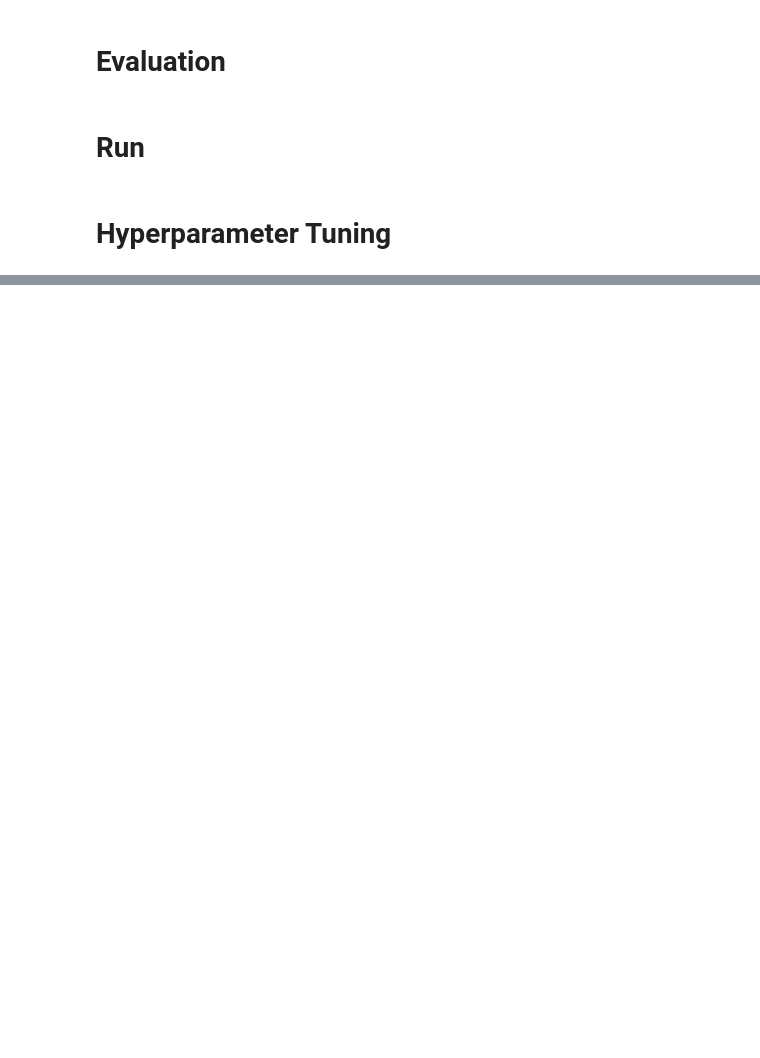
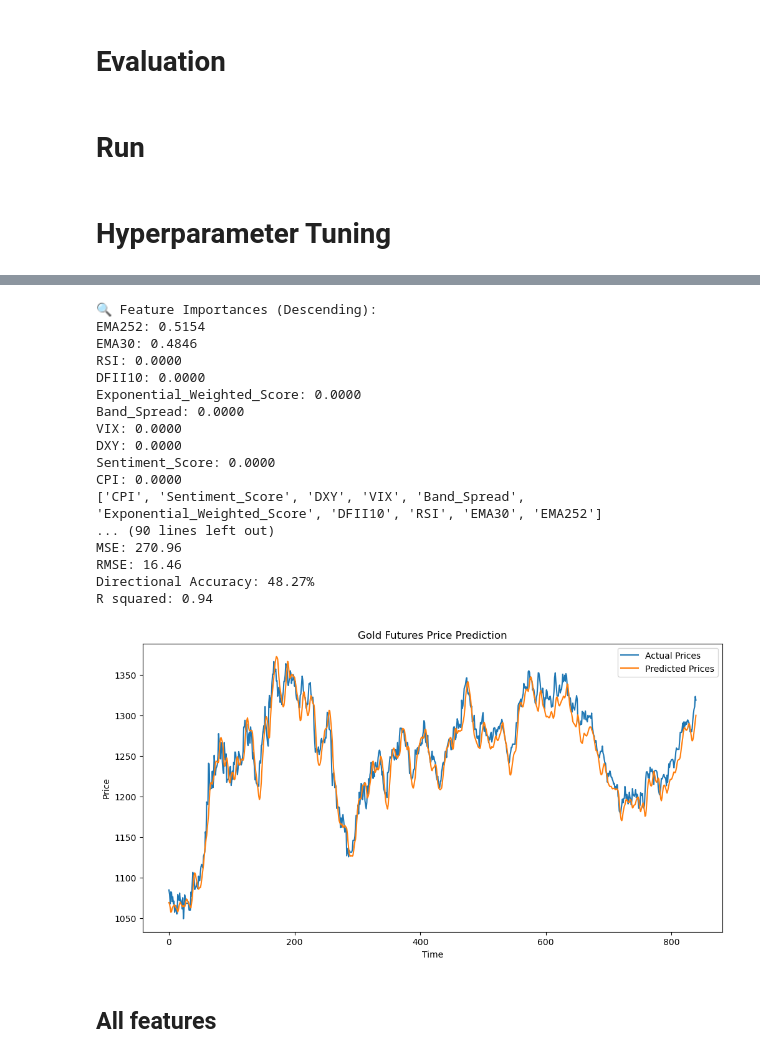
Before and after one commit to whyyouj/market-sentiment-analysis, a Jupyter notebook: gold_historical/lstm.ipynb, the cells around one changed output, grey strips where cells are left out. Saved outputs shown, nothing was run; the diff lists cells and outputs as text; code cells hidden in the pictures; blank space fills up the shorter version.

```diff
--- a/gold_historical/lstm.ipynb
+++ b/gold_historical/lstm.ipynb
@@ -46,32 +46,26 @@ load_data()
 # %% [markdown]
 # Training & Test Split
 # %%
-def prepare_training_data(data, seq_length, train_ratio=0.80, features = ["Price"]):
+def prepare_training_data(data, seq_length, train_start="2003-01-02", train_end="2015-11-13",
+                        test_start="2015-11-16", test_end="2019-02-01", features = ["Price"]):
     """
     Extract feature columns and split data into training and testing sets.
-
-    Parameters:
-        data (DataFrame): Preprocessed data
-        train_ratio (float): Ratio of data to use for training (default: 0.95)
 
     Returns:
         tuple: (training data, test data, scaler)
     """
     data = data[features].copy().dropna()
-    dataset = data.values
-
-    # Determine train/test split point
-    training_size = int(np.ceil(len(dataset) * train_ratio))
 
     # Scale the data
     from sklearn.preprocessing import MinMaxScaler
 
     scaler = MinMaxScaler()
-    train_data = dataset[:training_size]
-    test_data = dataset[training_size - seq_length:]
+    train_data = data.loc[train_start:train_end].values
+    test_data = data.loc[test_start:test_end].values
     scaler.fit(train_data)
     scaled_train_data = scaler.transform(train_data)
     scaled_test_data = scaler.transform(test_data)
+    scaled_test_data = np.vstack([scaled_train_data[-seq_length:], scaled_test_data])
 
     return scaled_train_data, scaled_test_data, scaler
 # %%
@@ -145,6 +105,21 @@ def mean_absolute_percentage_error(y_true, y_pred):
     y_true, y_pred = np.array(y_true), np.array(y_pred)
     return np.mean(np.abs((y_pred - y_true) / y_true)) * 100
 
+# MAE
+def mean_absolute_error(y_true, y_pred):
+    """
+    Calculate Mean Absolute Error.
+
+    Parameters:
+        y_true (array): Actual values
+        y_pred (array): Predicted values
+
+    Returns:
+        float: MAE value
+    """
+    y_true, y_pred = np.array(y_true), np.array(y_pred)
+    return np.mean(np.abs((y_pred - y_true)))
+
 # MSE
 def mean_squared_error(y_true, y_pred):
     return np.mean((y_true - y_pred) ** 2)
@@ -199,11 +174,12 @@ def evaluate_model(model, X_test, y_test, scaler, target_col=0):
     mse = mean_squared_error(test['actual'], test['pred'])
     rmse = root_mean_squared_error(test['actual'], test['pred'])
     directional_acc = directional_accuracy(test['actual'], test['pred'])
+    mae = mean_absolute_error(test['actual'], test['pred'])
 
     from sklearn.metrics import r2_score
     r2 = r2_score(test['actual'], test['pred'])
 
-    return test, mape, mse, rmse, directional_acc, r2
+    return test, mape, mse, rmse, directional_acc, r2, mae
 # %%
 def plot_results(actual, predicted, title="Gold Futures Price Prediction"):
     """
@@ -544,0 +481,28 @@ R squared: 0.95
+# %%
+# Run the hyperparameter tuning workflow
+best_model, results = hyperparameter_tuning_workflow(
+    data=load_data(),
+    seq_length=30,
+    features=['Price', 'DXY', 'DFII10', 'VIX', 'CPI', 'Sentiment_Score', 'Exponential_Weighted_Score', 'EMA30', 'EMA252', 'RSI', 'Band_Spread']
+)
+# %% [output]
+🔍 Feature Importances (Descending):
+EMA252: 0.5154
+EMA30: 0.4846
+RSI: 0.0000
+DFII10: 0.0000
+Exponential_Weighted_Score: 0.0000
+Band_Spread: 0.0000
+VIX: 0.0000
+DXY: 0.0000
+Sentiment_Score: 0.0000
+CPI: 0.0000
+['CPI', 'Sentiment_Score', 'DXY', 'VIX', 'Band_Spread', 'Exponential_Weighted_Score', 'DFII10', 'RSI', 'EMA30', 'EMA252']
+... (90 lines left out)
+MSE: 270.96
+RMSE: 16.46
+Directional Accuracy: 48.27%
+R squared: 0.94
+[figure, added]
+# %% [markdown]
+## All features
```
Also changed, not shown: parts of 15 cells of this notebook, 32 other files.
